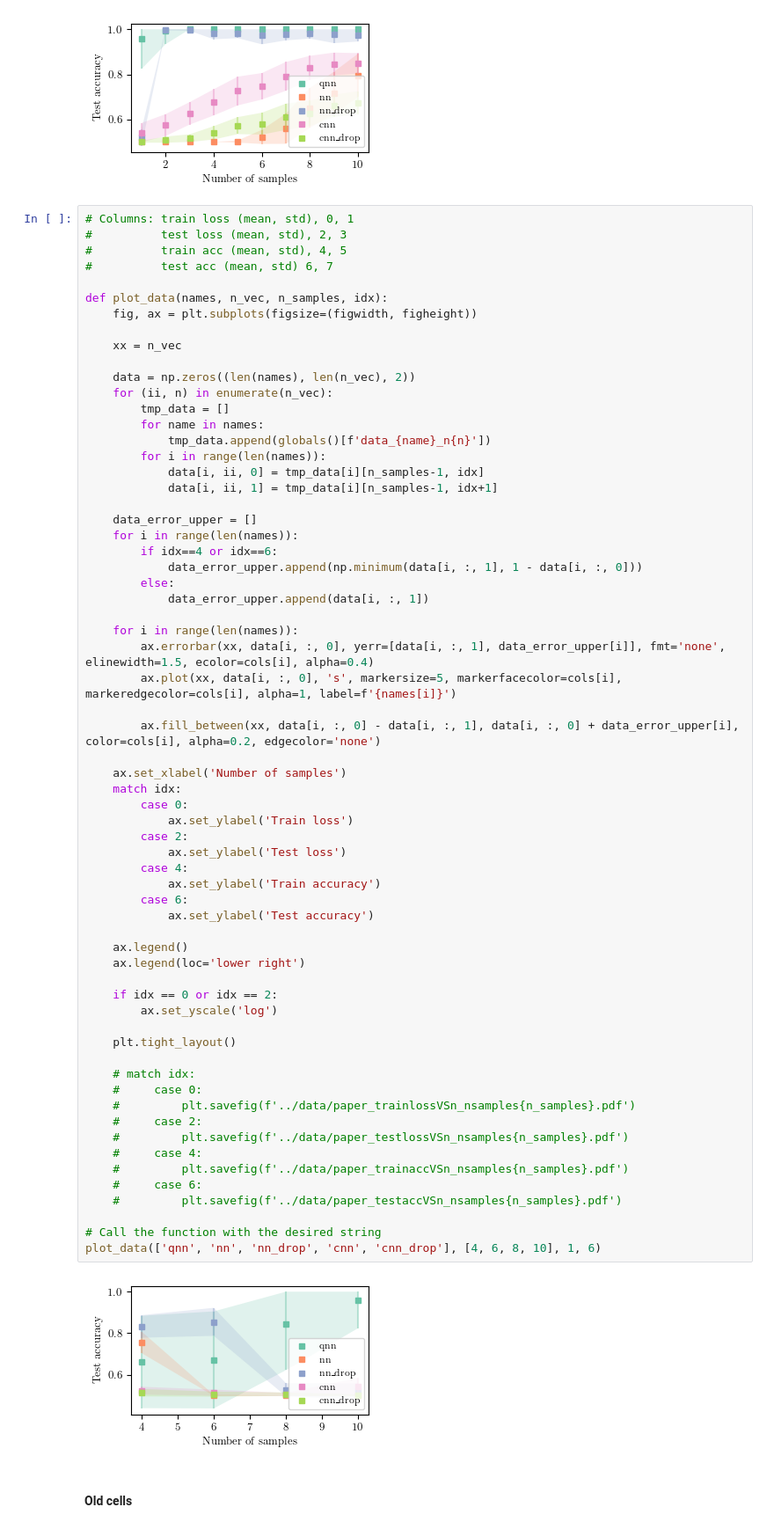
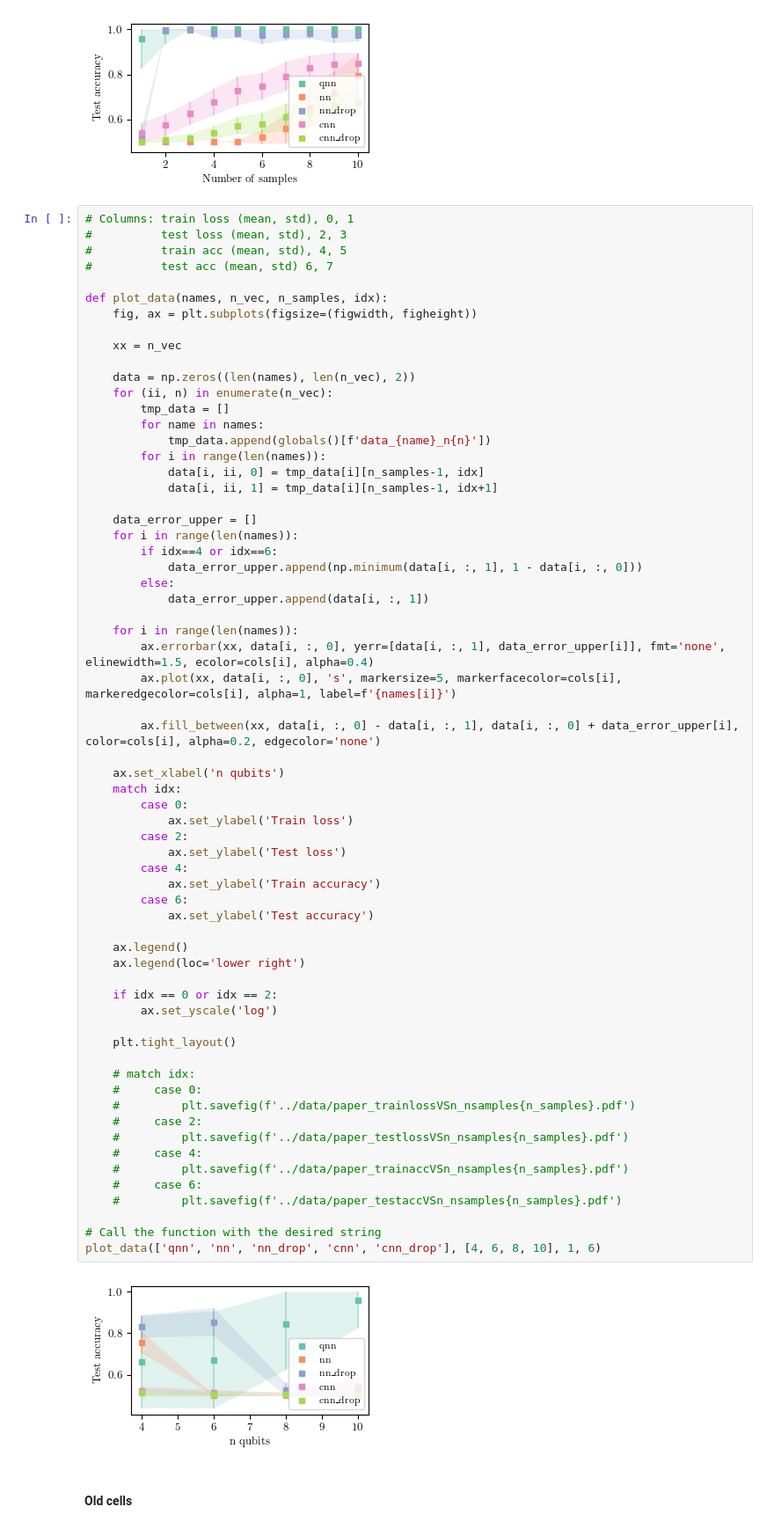
Before and after one commit to Qu-DOS/QuantumPrimer.jl, a Jupyter notebook: notebooks/plot_forrelation_paper.ipynb, the cells around one changed output. Shown at 88% size. Drawn from its saved outputs; the diff is of its cells as text.

```diff
--- a/notebooks/plot_forrelation_paper.ipynb
+++ b/notebooks/plot_forrelation_paper.ipynb
@@ -207,39 +207,39 @@ def plot_data(names, n_vec, n_samples, idx):
 
         ax.fill_between(xx, data[i, :, 0] - data[i, :, 1], data[i, :, 0] + data_error_upper[i], color=cols[i], alpha=0.2, edgecolor='none')
 
-    ax.set_xlabel('Number of samples')
+    ax.set_xlabel('n qubits')
     match idx:
         case 0:
             ax.set_ylabel('Train loss')
         case 2:
             ax.set_ylabel('Test loss')
         case 4:
             ax.set_ylabel('Train accuracy')
         case 6:
             ax.set_ylabel('Test accuracy')
 
     ax.legend()
     ax.legend(loc='lower right')
 
     if idx == 0 or idx == 2:
         ax.set_yscale('log')
 
     plt.tight_layout()
 
     # match idx:
     #     case 0:
     #         plt.savefig(f'../data/paper_trainlossVSn_nsamples{n_samples}.pdf')
     #     case 2:
     #         plt.savefig(f'../data/paper_testlossVSn_nsamples{n_samples}.pdf')
     #     case 4:
     #         plt.savefig(f'../data/paper_trainaccVSn_nsamples{n_samples}.pdf')
     #     case 6:
     #         plt.savefig(f'../data/paper_testaccVSn_nsamples{n_samples}.pdf')
 
 # Call the function with the desired string
 plot_data(['qnn', 'nn', 'nn_drop', 'cnn', 'cnn_drop'], [4, 6, 8, 10], 1, 6)
 # %% [output]
-[figure, old version]
+[figure, new version]
 # %% [markdown]
 #### Old cells
 # %%
```
